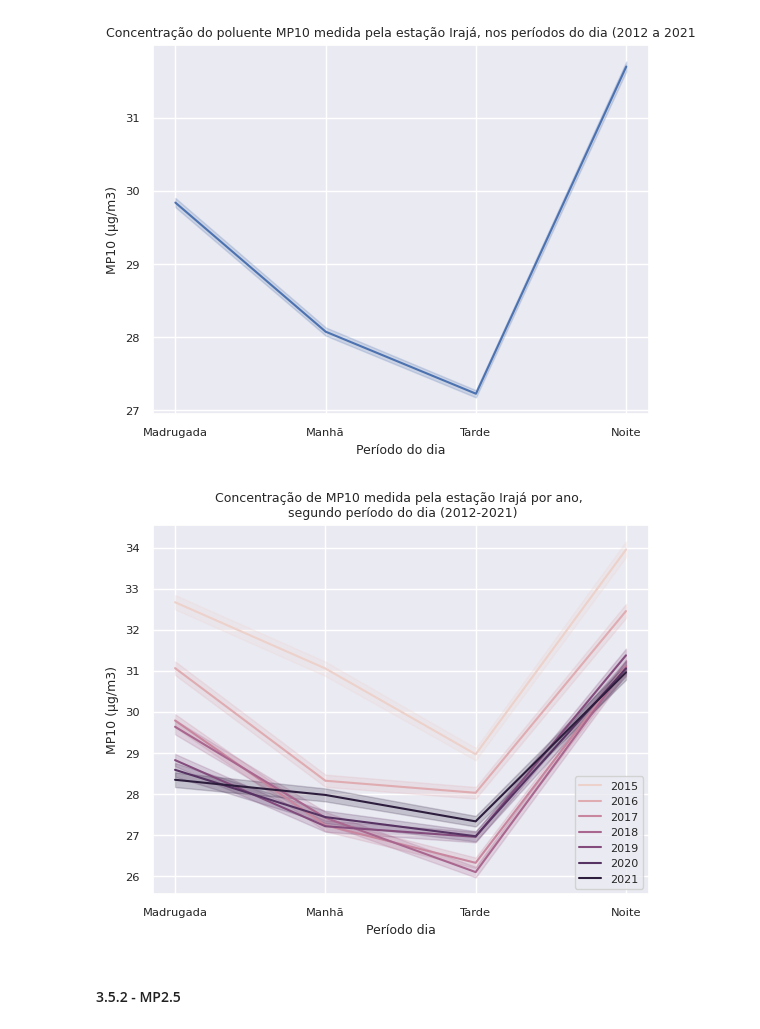
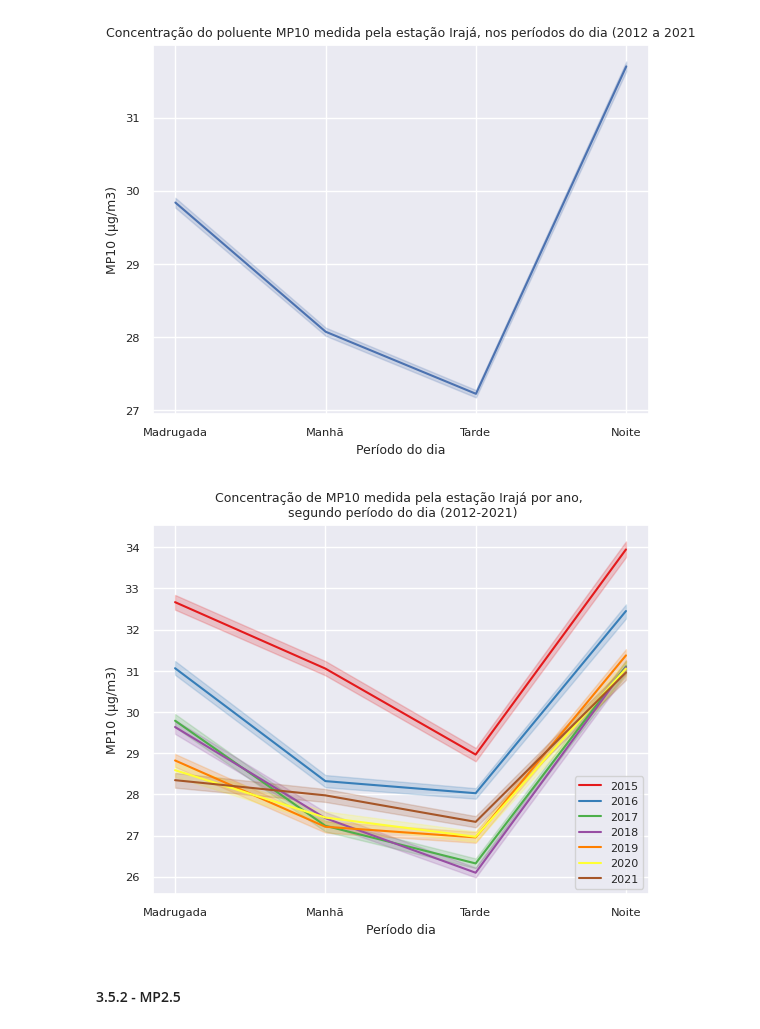
Before and after one commit to Luciahelenasantos/PUC-SPRINT-III, a Jupyter notebook: MVP_SPRINTIII_V1.ipynb, the cells around one changed output. Cells and saved outputs as stored; diff of their text form; code cells hidden in the pictures.

```diff
--- a/MVP_SPRINTIII_V1.ipynb
+++ b/MVP_SPRINTIII_V1.ipynb
@@ -659,18 +659,22 @@ plt.ylabel("MP10 (µg/m3)");
 [figure]
 # %%
 # Gráfico de linha da concentração de MP10 ao longo do dia
+
+# Defina uma paleta de cores personalizada
+palette = sns.color_palette("Set1", len(dadoarMP10["Ano"].unique()))
 
 sns.lineplot(
     data=pd.DataFrame(dadoarMP10),
     x="periodo_dia", y="Valor", hue="Ano",
+    palette=palette,
     sort=True
 )
 plt.title("Concentração de MP10 medida pela estação Irajá por ano, \n segundo período do dia (2012-2021)")
 plt.xlabel("Período dia")
 plt.ylabel("MP10 (µg/m3)")
 plt.legend(fontsize=8);
 # %% [output]
-[figure, old version]
+[figure, new version]
 # %%
 # Apagando as tabelas utilizadas na análise do poluente MP10
 
```
Also changed, not shown: parts of 28 cells of this notebook.
